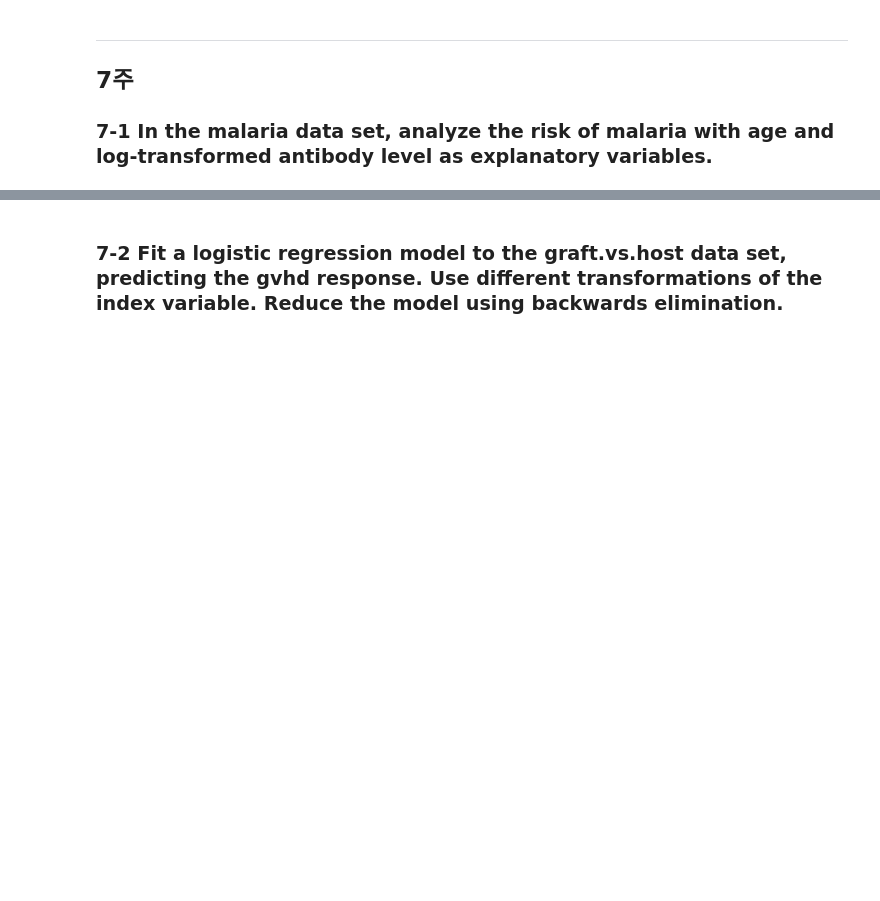
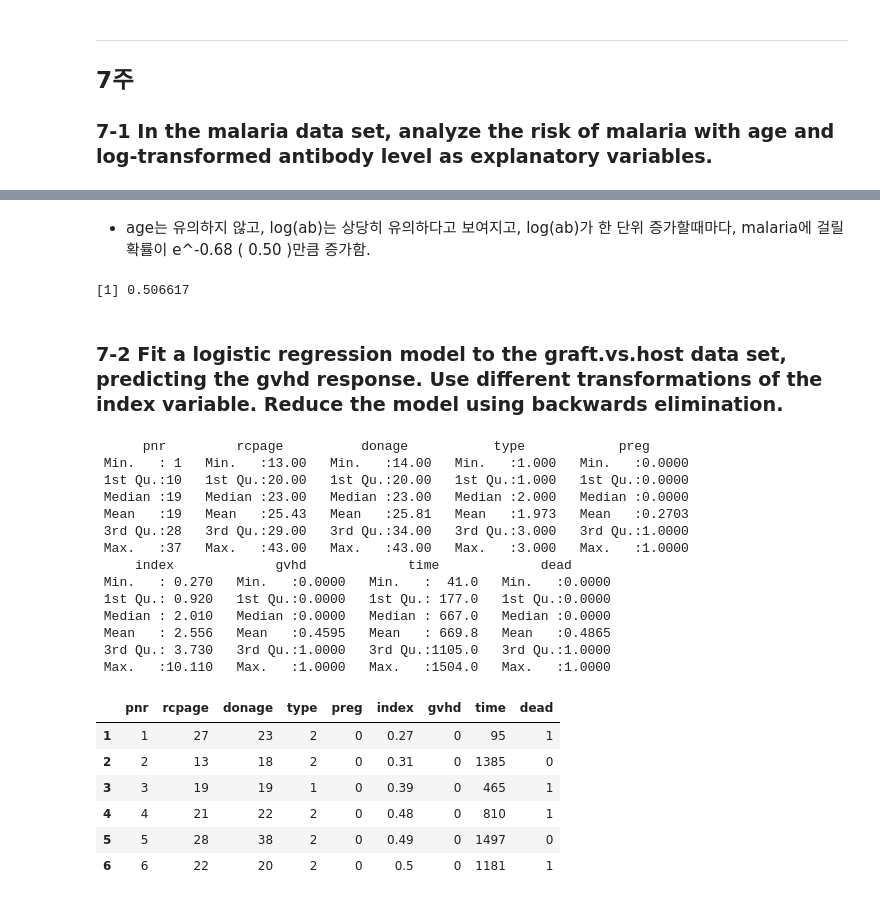
Before and after one commit to braveji18/mystudy, a Jupyter notebook: 01_school/12_데이터분석방법론1/homework_01.ipynb, the cells around one changed output, grey strips where cells are left out. Drawn from its saved outputs; the diff is of its cells as text; code cells hidden in the pictures; blank space fills up the shorter version.

```diff
--- a/01_school/12_데이터분석방법론1/homework_01.ipynb
+++ b/01_school/12_데이터분석방법론1/homework_01.ipynb
@@ -679,2 +1017,33 @@ Levels: low intermediate high very high
+# %% [markdown]
+- age는 유의하지 않고, log(ab)는 상당히 유의하다고 보여지고, log(ab)가 한 단위 증가할때마다, malaria에 걸릴 확률이 e^-0.68 ( 0.50 )만큼 증가함.
+# %%
+exp( -0.68 )
+# %% [output]
+[1] 0.506617
 # %% [markdown]
 ### 7-2  Fit a logistic regression model to the graft.vs.host data set, predicting the gvhd response. Use different transformations of the index variable. Reduce the model using backwards elimination.
+# %%
+summary(  graft.vs.host  )
+head(  graft.vs.host  )
+# %% [output]
+      pnr         rcpage          donage           type            preg
+ Min.   : 1   Min.   :13.00   Min.   :14.00   Min.   :1.000   Min.   :0.0000
+ 1st Qu.:10   1st Qu.:20.00   1st Qu.:20.00   1st Qu.:1.000   1st Qu.:0.0000
+ Median :19   Median :23.00   Median :23.00   Median :2.000   Median :0.0000
+ Mean   :19   Mean   :25.43   Mean   :25.81   Mean   :1.973   Mean   :0.2703
+ 3rd Qu.:28   3rd Qu.:29.00   3rd Qu.:34.00   3rd Qu.:3.000   3rd Qu.:1.0000
+ Max.   :37   Max.   :43.00   Max.   :43.00   Max.   :3.000   Max.   :1.0000
+     index             gvhd             time             dead
+ Min.   : 0.270   Min.   :0.0000   Min.   :  41.0   Min.   :0.0000
+ 1st Qu.: 0.920   1st Qu.:0.0000   1st Qu.: 177.0   1st Qu.:0.0000
+ Median : 2.010   Median :0.0000   Median : 667.0   Median :0.0000
+ Mean   : 2.556   Mean   :0.4595   Mean   : 669.8   Mean   :0.4865
+ 3rd Qu.: 3.730   3rd Qu.:1.0000   3rd Qu.:1105.0   3rd Qu.:1.0000
+ Max.   :10.110   Max.   :1.0000   Max.   :1504.0   Max.   :1.0000
+|  | pnr | rcpage | donage | type | preg | index | gvhd | time | dead |
+| 1 | 1 | 27 | 23 | 2 | 0 | 0.27 | 0 | 95 | 1 |
+| 2 | 2 | 13 | 18 | 2 | 0 | 0.31 | 0 | 1385 | 0 |
+| 3 | 3 | 19 | 19 | 1 | 0 | 0.39 | 0 | 465 | 1 |
+| 4 | 4 | 21 | 22 | 2 | 0 | 0.48 | 0 | 810 | 1 |
+| 5 | 5 | 28 | 38 | 2 | 0 | 0.49 | 0 | 1497 | 0 |
+| 6 | 6 | 22 | 20 | 2 | 0 | 0.5 | 0 | 1181 | 1 |
```
Also changed, not shown: parts of 44 cells of this notebook, 1 other file.
